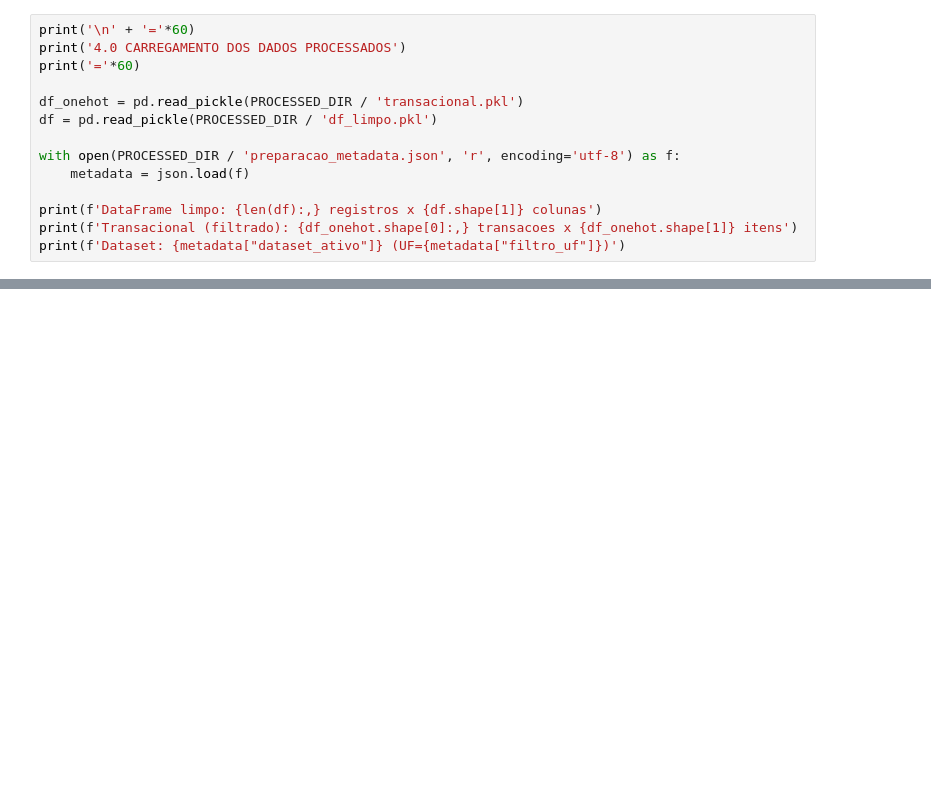
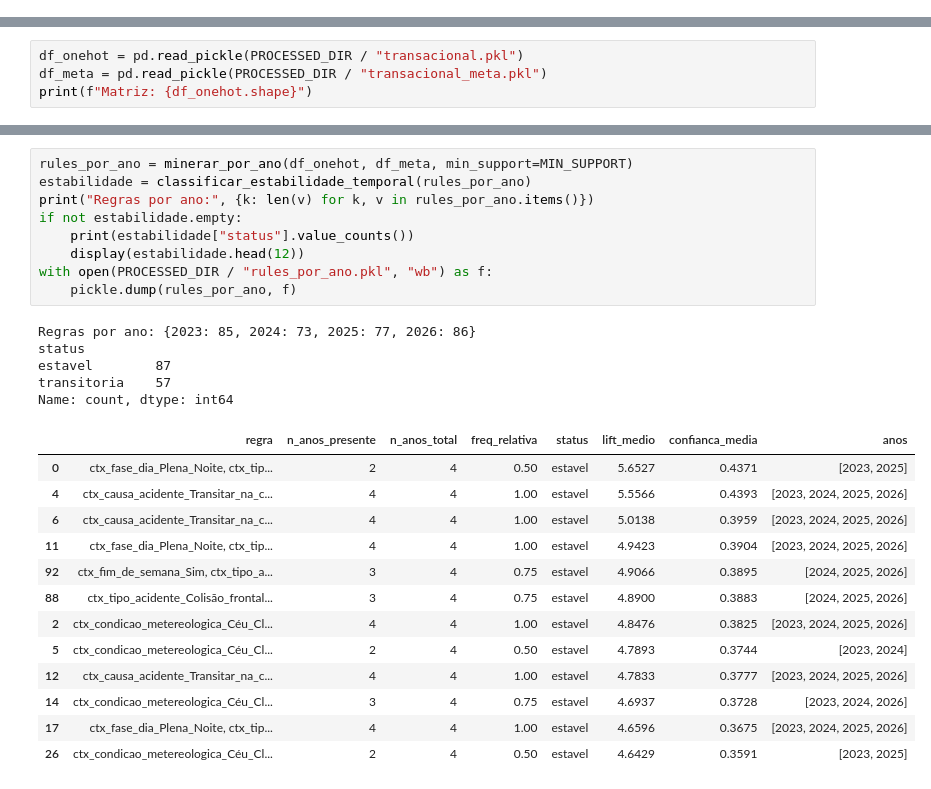
Before and after one commit to erikneves04/mineracao-de-dados-rodovias-federais, a Jupyter notebook: notebooks/04_modelagem.ipynb, the cells around one changed output, grey strips where cells are left out. Saved outputs shown, nothing was run; the diff lists cells and outputs as text; blank space fills up the shorter version.

```diff
--- a/notebooks/04_modelagem.ipynb
+++ b/notebooks/04_modelagem.ipynb
@@ -68,14 +45,0 @@ print('[OK] Imports e configuracoes realizados.')
-# %%
-print('\n' + '='*60)
-print('4.0 CARREGAMENTO DOS DADOS PROCESSADOS')
-print('='*60)
-
-df_onehot = pd.read_pickle(PROCESSED_DIR / 'transacional.pkl')
-df = pd.read_pickle(PROCESSED_DIR / 'df_limpo.pkl')
-
-with open(PROCESSED_DIR / 'preparacao_metadata.json', 'r', encoding='utf-8') as f:
-    metadata = json.load(f)
-
-print(f'DataFrame limpo: {len(df):,} registros x {df.shape[1]} colunas')
-print(f'Transacional (filtrado): {df_onehot.shape[0]:,} transacoes x {df_onehot.shape[1]} itens')
-print(f'Dataset: {metadata["dataset_ativo"]} (UF={metadata["filtro_uf"]})')
@@ -88,0 +46,4 @@ Dataset: por_ocorrencia (UF=MG)
+# %%
+df_onehot = pd.read_pickle(PROCESSED_DIR / "transacional.pkl")
+df_meta = pd.read_pickle(PROCESSED_DIR / "transacional_meta.pkl")
+print(f"Matriz: {df_onehot.shape}")
@@ -369,0 +82,28 @@ Resultados do Grid Search (36 combinacoes):
+# %%
+rules_por_ano = minerar_por_ano(df_onehot, df_meta, min_support=MIN_SUPPORT)
+estabilidade = classificar_estabilidade_temporal(rules_por_ano)
+print("Regras por ano:", {k: len(v) for k, v in rules_por_ano.items()})
+if not estabilidade.empty:
+    print(estabilidade["status"].value_counts())
+    display(estabilidade.head(12))
+with open(PROCESSED_DIR / "rules_por_ano.pkl", "wb") as f:
+    pickle.dump(rules_por_ano, f)
+# %% [output]
+Regras por ano: {2023: 85, 2024: 73, 2025: 77, 2026: 86}
+status
+estavel        87
+transitoria    57
+Name: count, dtype: int64
+|  | regra | n_anos_presente | n_anos_total | freq_relativa | status | lift_medio | confianca_media | anos |
+| 0 | ctx_fase_dia_Plena_Noite, ctx_tip... | 2 | 4 | 0.50 | estavel | 5.6527 | 0.4371 | [2023, 2025] |
+| 4 | ctx_causa_acidente_Transitar_na_c... | 4 | 4 | 1.00 | estavel | 5.5566 | 0.4393 | [2023, 2024, 2025, 2026] |
+| 6 | ctx_causa_acidente_Transitar_na_c... | 4 | 4 | 1.00 | estavel | 5.0138 | 0.3959 | [2023, 2024, 2025, 2026] |
+| 11 | ctx_fase_dia_Plena_Noite, ctx_tip... | 4 | 4 | 1.00 | estavel | 4.9423 | 0.3904 | [2023, 2024, 2025, 2026] |
+| 92 | ctx_fim_de_semana_Sim, ctx_tipo_a... | 3 | 4 | 0.75 | estavel | 4.9066 | 0.3895 | [2024, 2025, 2026] |
+| 88 | ctx_tipo_acidente_Colisão_frontal... | 3 | 4 | 0.75 | estavel | 4.8900 | 0.3883 | [2024, 2025, 2026] |
+| 2 | ctx_condicao_metereologica_Céu_Cl... | 4 | 4 | 1.00 | estavel | 4.8476 | 0.3825 | [2023, 2024, 2025, 2026] |
+| 5 | ctx_condicao_metereologica_Céu_Cl... | 2 | 4 | 0.50 | estavel | 4.7893 | 0.3744 | [2023, 2024] |
+| 12 | ctx_causa_acidente_Transitar_na_c... | 4 | 4 | 1.00 | estavel | 4.7833 | 0.3777 | [2023, 2024, 2025, 2026] |
+| 14 | ctx_condicao_metereologica_Céu_Cl... | 3 | 4 | 0.75 | estavel | 4.6937 | 0.3728 | [2023, 2024, 2026] |
+| 17 | ctx_fase_dia_Plena_Noite, ctx_tip... | 4 | 4 | 1.00 | estavel | 4.6596 | 0.3675 | [2023, 2024, 2025, 2026] |
+| 26 | ctx_condicao_metereologica_Céu_Cl... | 2 | 4 | 0.50 | estavel | 4.6429 | 0.3591 | [2023, 2025] |
```
Also changed, not shown: parts of 32 cells of this notebook, 58 other files.
